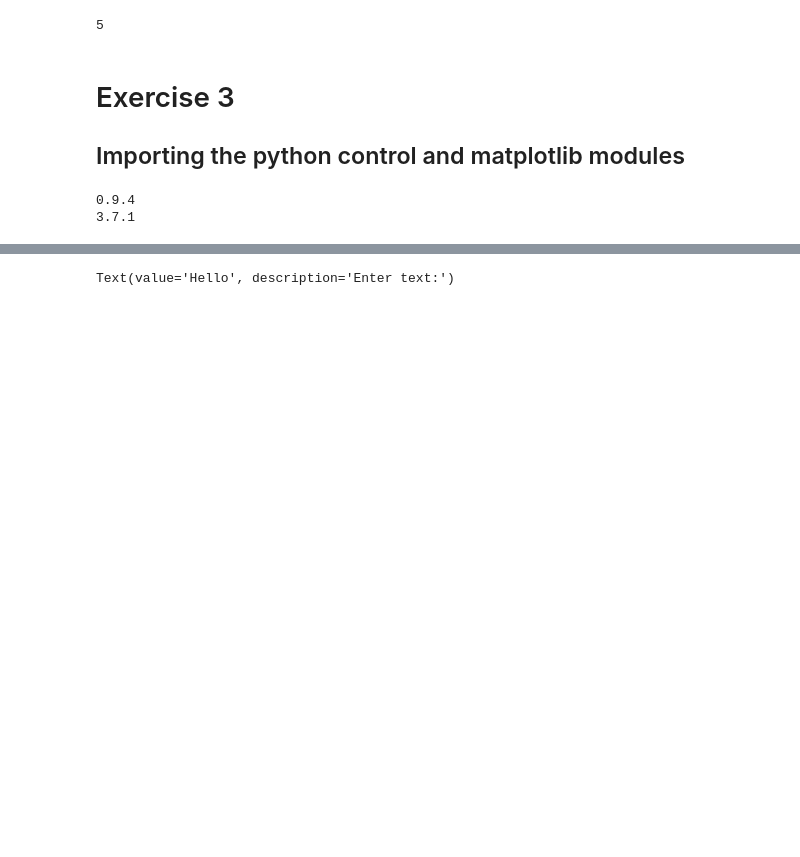
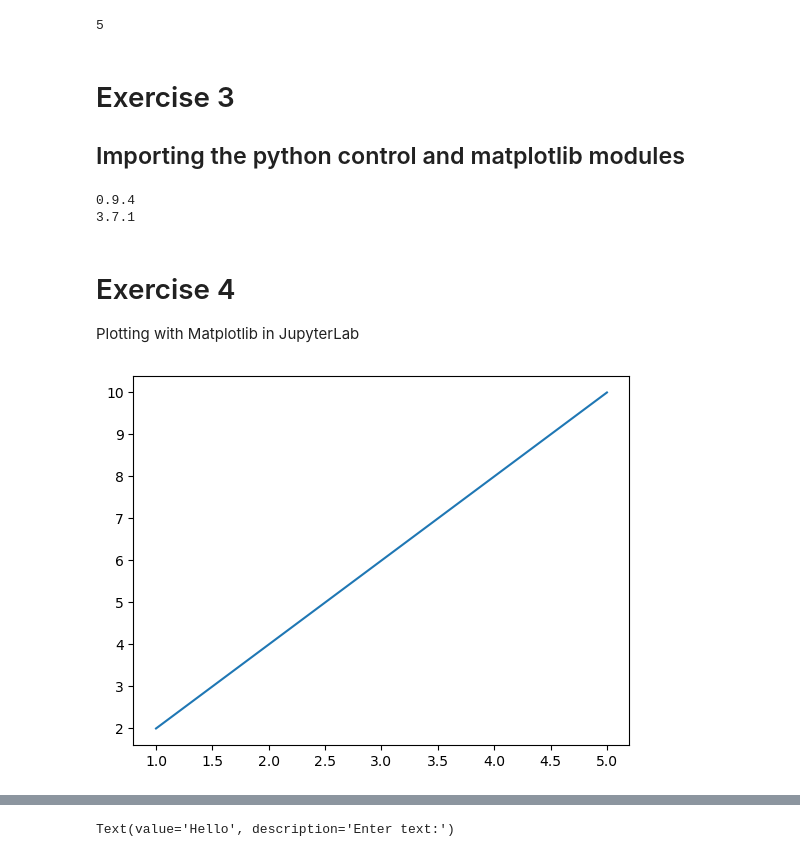
Before and after one commit to 2black0/python-control-laboratory, a Jupyter notebook: labsheet-python-ipynb/labsheet-01.ipynb, the cells around one changed output, grey strips where cells are left out. Drawn from its saved outputs; the diff is of its cells as text; code cells hidden in the pictures; blank space fills up the shorter version.

```diff
--- a/labsheet-python-ipynb/labsheet-01.ipynb
+++ b/labsheet-python-ipynb/labsheet-01.ipynb
@@ -95,3 +95,6 @@ print(matplotlib.__version__)
 # %% [output]
 0.9.4
 3.7.1
+# %% [markdown]
+# Exercise 4
+Plotting with Matplotlib in JupyterLab
@@ -97,0 +103,8 @@ print(matplotlib.__version__)
+# %%
+x = [1, 2, 3, 4, 5]
+y = [2, 4, 6, 8, 10]
+# %%
+plt.plot(x, y)
+plt.show()
+# %% [output]
+[figure, added]
```
Also changed, not shown: parts of 6 cells of this notebook, 1 other file.
